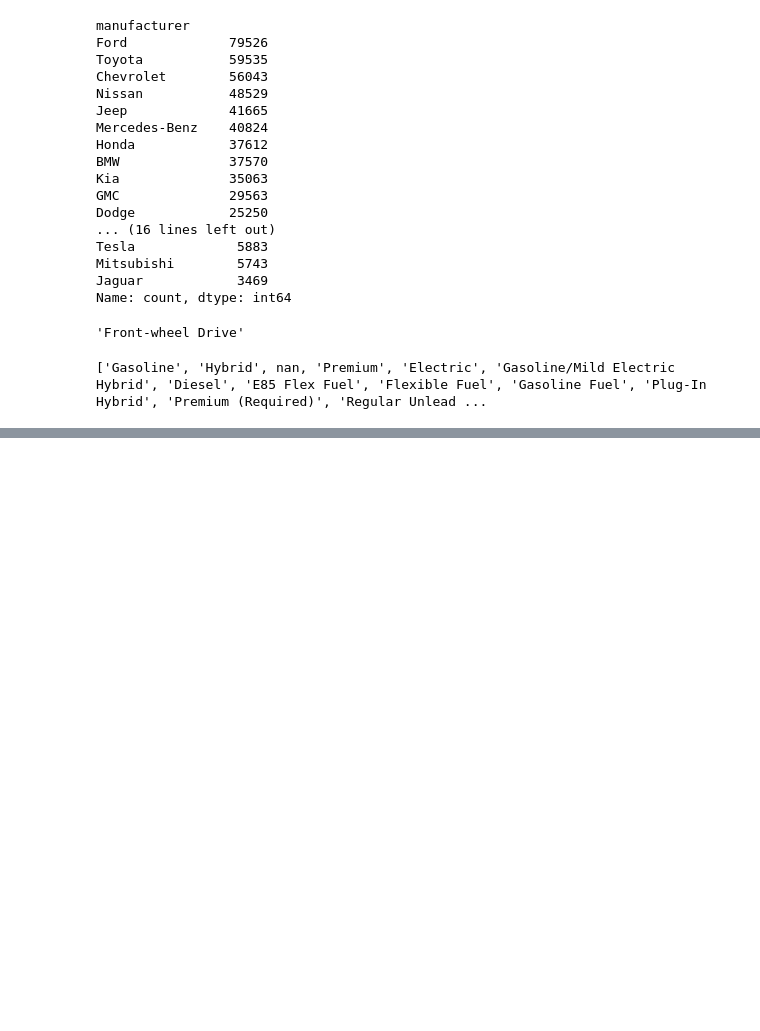
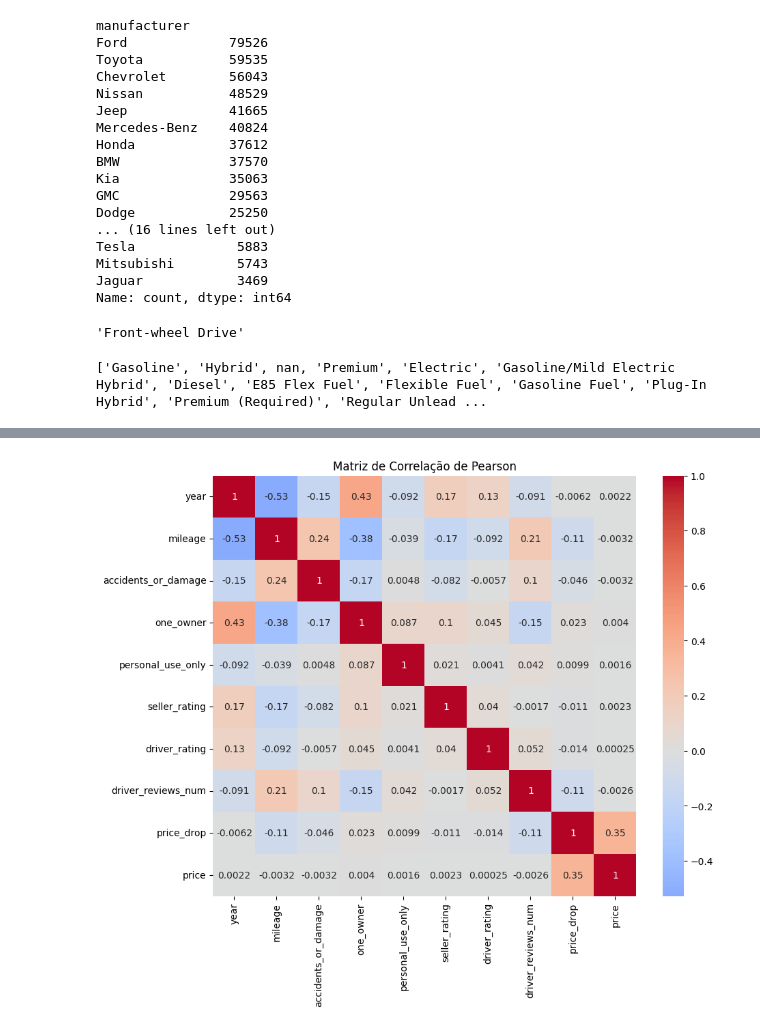
Before and after one commit to BaRobles/Compass_Data_Science, a Jupyter notebook: Sprint-2/Sprint 2.ipynb, the cells around one changed output, grey strips where cells are left out. Drawn from its saved outputs; the diff is of its cells as text; code cells hidden in the pictures; blank space fills up the shorter version.

Commit message:
insertion of pearson correlation

```diff
--- a/Sprint-2/Sprint 2.ipynb
+++ b/Sprint-2/Sprint 2.ipynb
@@ -164,0 +169,9 @@ Importante ressaltarmos a diferença entre ambas.
+# %%
+numeric_df = training_set.select_dtypes(include=[np.number])
+correlation_matrix = numeric_df.corr(method='pearson')
+plt.figure(figsize=(10, 8))
+sns.heatmap(correlation_matrix, annot=True, cmap='coolwarm', center=0)
+plt.title('Matriz de Correlação de Pearson')
+plt.show()
+# %% [output]
+[figure, added]
```
Also changed, not shown: parts of 2 cells of this notebook.
